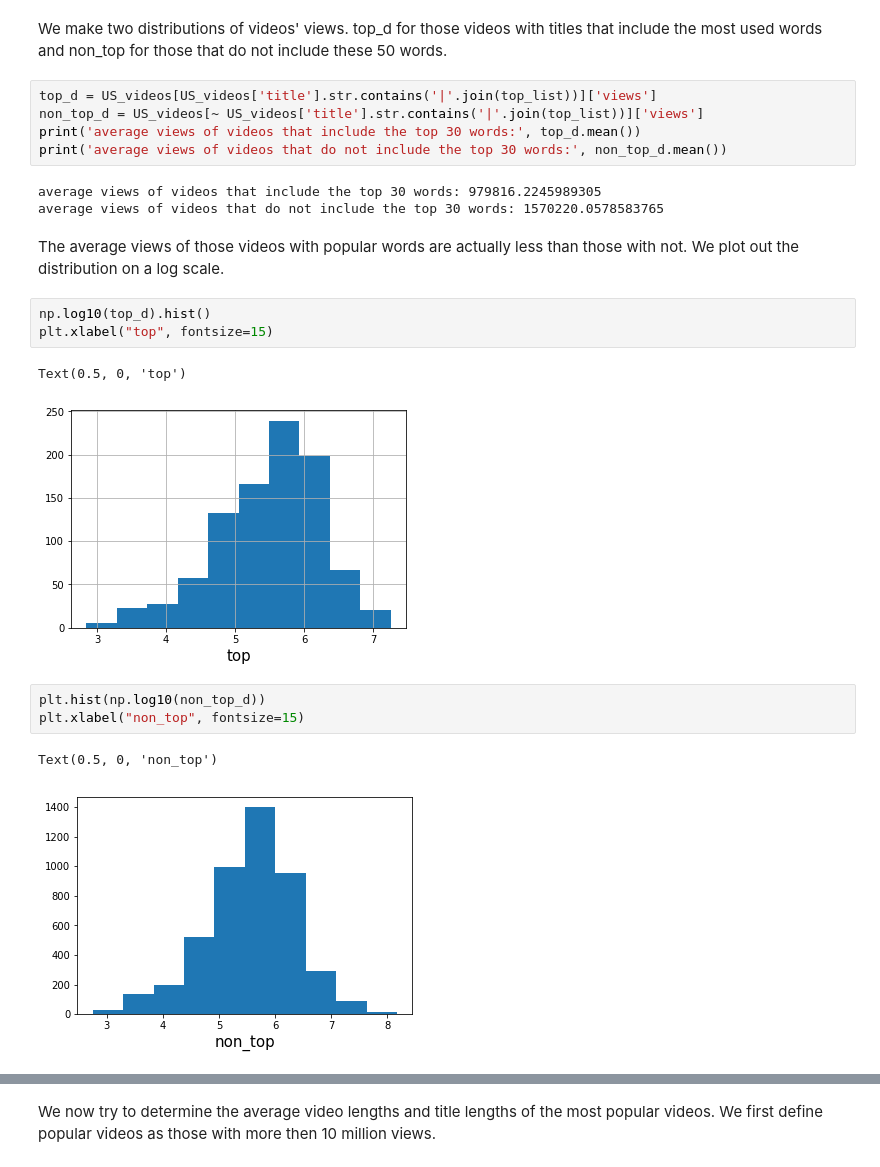
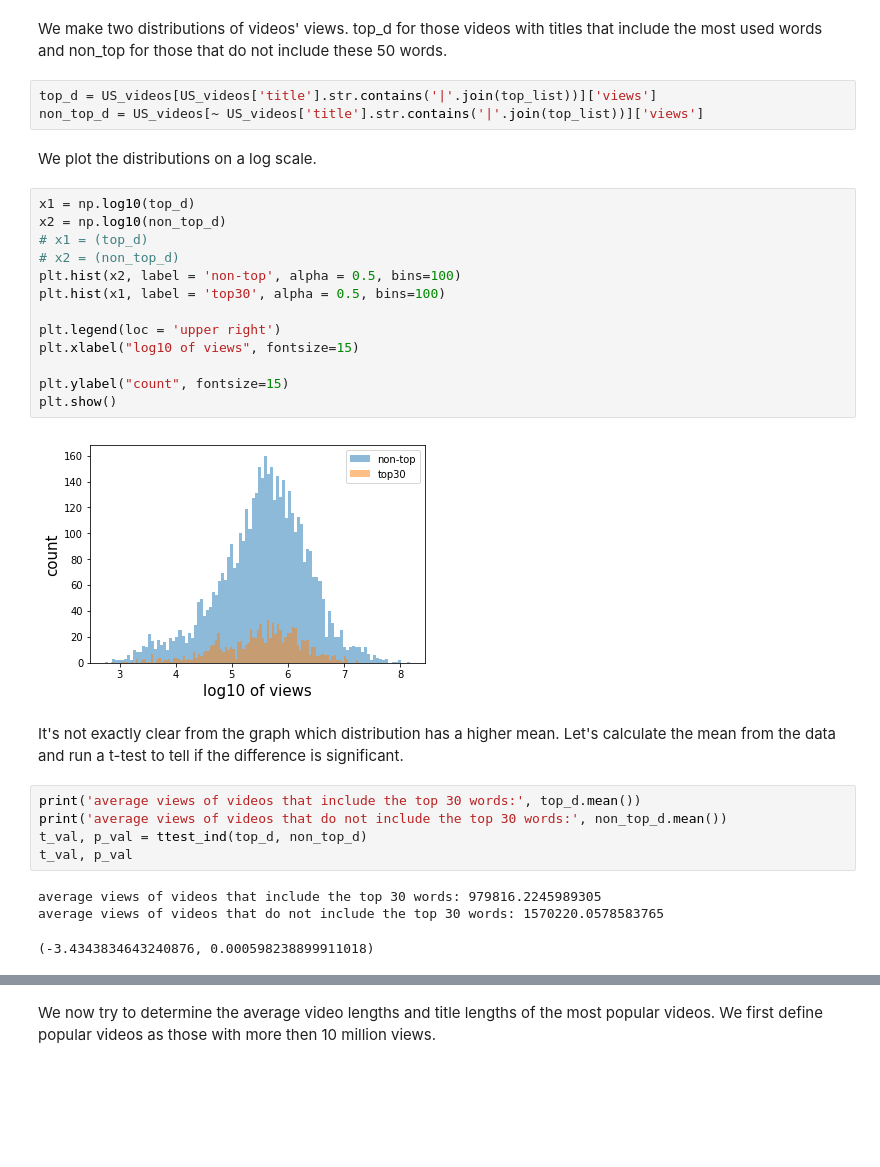
Before and after one commit to frankyyzy/Utube, a Jupyter notebook: finalproject.ipynb, the cells around one changed output, grey strips where cells are left out. Drawn from its saved outputs; the diff is of its cells as text; blank space fills up the shorter version.

```diff
--- a/finalproject.ipynb
+++ b/finalproject.ipynb
@@ -687,25 +705,34 @@ print(top_list)
 ['kim', 'house', 'like', 'real', 'audio', 'makes', 'life', 'movie', 'cardi', 'making', 'jedi', 'show', 'year', 'diy', 'man', 'bowl', 'time', 'love', 'watch', 'feat', 'music', 'one', 'makeup', 'get', ' ...
 # %% [markdown]
 We make two distributions of videos' views. top_d for those videos with titles that include the most used words and non_top for those that do not include these 50 words.
+# %%
+top_d = US_videos[US_videos['title'].str.contains('|'.join(top_list))]['views']
+non_top_d = US_videos[~ US_videos['title'].str.contains('|'.join(top_list))]['views']
+# %% [markdown]
+We plot the distributions on a log scale.
+# %%
+x1 = np.log10(top_d)
+x2 = np.log10(non_top_d)
+# x1 = (top_d)
+# x2 = (non_top_d)
+plt.hist(x2, label = 'non-top', alpha = 0.5, bins=100)
+plt.hist(x1, label = 'top30', alpha = 0.5, bins=100)
+
+plt.legend(loc = 'upper right')
+plt.xlabel("log10 of views", fontsize=15)
+
+plt.ylabel("count", fontsize=15)
+plt.show()
+# %% [output]
+[figure, added]
+# %% [markdown]
+It's not exactly clear from the graph which distribution has a higher mean. Let's calculate the mean from the data and run a t-test to tell if the difference is significant.
 # %%
-top_d = US_videos[US_videos['title'].str.contains('|'.join(top_list))]['views']
-non_top_d = US_videos[~ US_videos['title'].str.contains('|'.join(top_list))]['views']
 print('average views of videos that include the top 30 words:', top_d.mean())
 print('average views of videos that do not include the top 30 words:', non_top_d.mean())
+t_val, p_val = ttest_ind(top_d, non_top_d)
+t_val, p_val
 # %% [output]
 average views of videos that include the top 30 words: 979816.2245989305
 average views of videos that do not include the top 30 words: 1570220.0578583765
+(-3.4343834643240876, 0.000598238899911018)
-# %% [markdown]
-The average views of those videos with popular words are actually less than those with not. We plot out the distribution on a log scale.
-# %%
-np.log10(top_d).hist()
-plt.xlabel("top", fontsize=15)
-# %% [output]
-Text(0.5, 0, 'top')
-[figure, removed]
-# %%
-plt.hist(np.log10(non_top_d))
-plt.xlabel("non_top", fontsize=15)
-# %% [output]
-Text(0.5, 0, 'non_top')
-[figure, removed]
```
Also changed, not shown: parts of 44 cells of this notebook, 1 other file.
